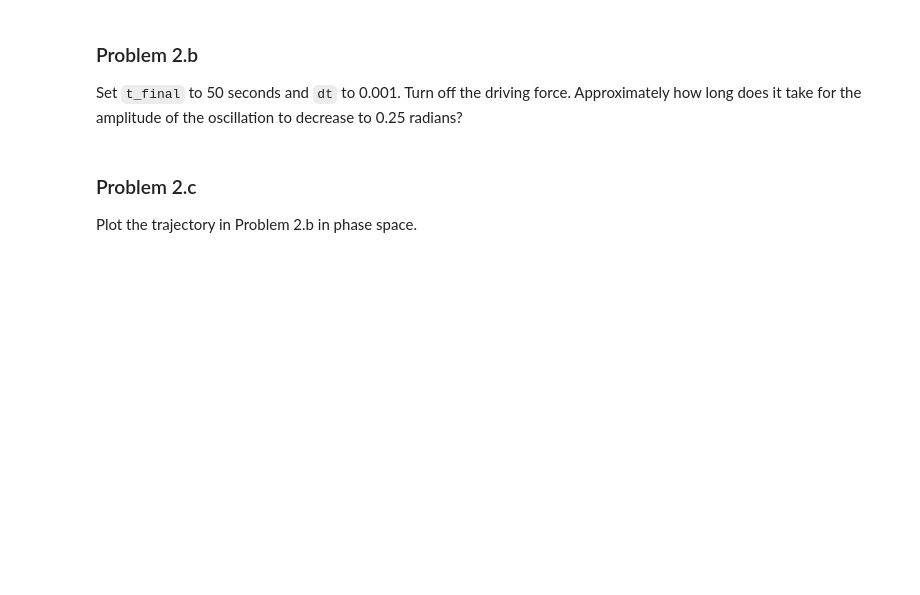
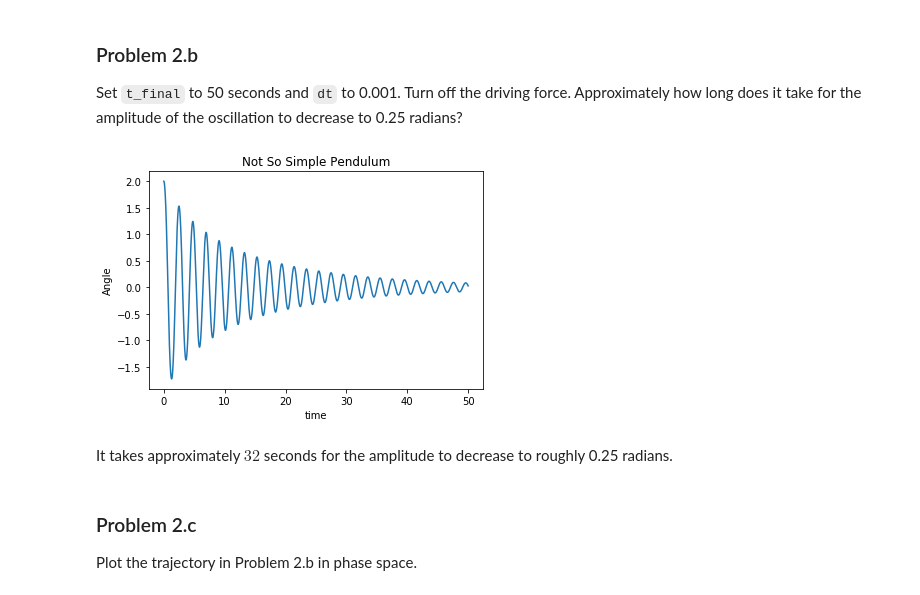
Before and after one commit to TWaddleton/Homework04, a Jupyter notebook: Homework 4 .ipynb, the cells around one changed output. Drawn from its saved outputs; the diff is of its cells as text; code cells hidden in the pictures; blank space fills up the shorter version.

```diff
--- a/Homework 4 .ipynb
+++ b/Homework 4 .ipynb
@@ -455,3 +453,39 @@ Set `t_final` to 50 seconds and `dt` to 0.001. Turn off the driving force. Appro
+# %%
+# OG Paramters
+t_final = 50.0
+dt = .001
+tpoints = np.arange(0, t_final, dt)
+theta_0 = 2.0
+omega_0 = 0.0
+# FILL IN THE PARAMETERS OF THE NEW FORCES HERE
+q_damp = 0.1
+F_drive = 1.4
+omega_drive = 1.0
+radius = 0.1
+area = pi*radius**2
+C_drag = 1.0
+rho = 1.225 # (kg/m^3)
+
+# Redefine h to include other forces
+def h(theta,omega,t):
+    """d(omega)/dt, in the presence of other stuff"""
+    SHO = -(g/ell)*sin(theta) # FILL IN Simple Harmonic Oscillator here
+    friction = -(q_damp)*ell*omega # FILL IN friction force
+    #drive = F_drive*sin(omega_drive*t) # FILL IN driving force
+    drive = 0
+    drag = -0.5*C_drag*rho*area*ell**2*omega*abs(omega) # FILL IN drag force
+    return SHO + friction + drive + drag
+
+times, thetas_real, omegas_real = time_and_angles_leapfrog()
+plt.plot(times, thetas_real)
+plt.title("Not So Simple Pendulum")
+plt.xlabel('time')
+plt.ylabel('Angle')
+plt.show()
+# %% [output]
+[figure, added]
+# %% [markdown]
+It takes approximately $32$ seconds for the amplitude to decrease to roughly 0.25 radians.
 # %% [markdown]
 ### Problem 2.c
 
```
Also changed, not shown: parts of 5 cells of this notebook.
